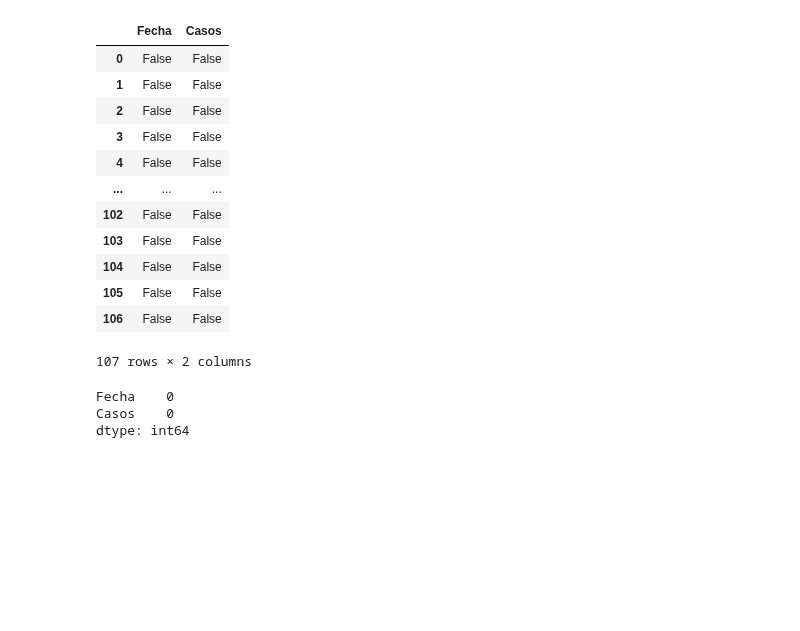
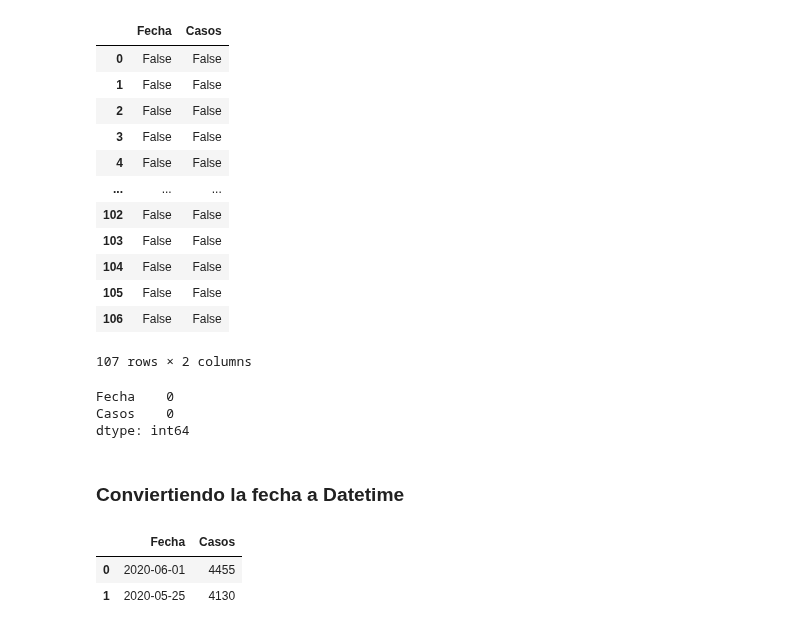
Before and after one commit to artthuro6/Covid-19, a Jupyter notebook: notebooks/General.ipynb, the cells around one changed output. Saved outputs shown, nothing was run; the diff lists cells and outputs as text; code cells hidden in the pictures; blank space fills up the shorter version.

Commit message:
Fecha convertida a Datetime

```diff
--- a/notebooks/General.ipynb
+++ b/notebooks/General.ipynb
@@ -242,3 +242,11 @@ df_positivos.isna().sum()
 Fecha    0
 Casos    0
 dtype: int64
+# %% [markdown]
+### Conviertiendo la fecha a Datetime
+# %%
+df_positivos.head(2)
+# %% [output]
+|  | Fecha | Casos |
+| 0 | 2020-06-01 | 4455 |
+| 1 | 2020-05-25 | 4130 |
```
Also changed, not shown: parts of 4 cells of this notebook.
